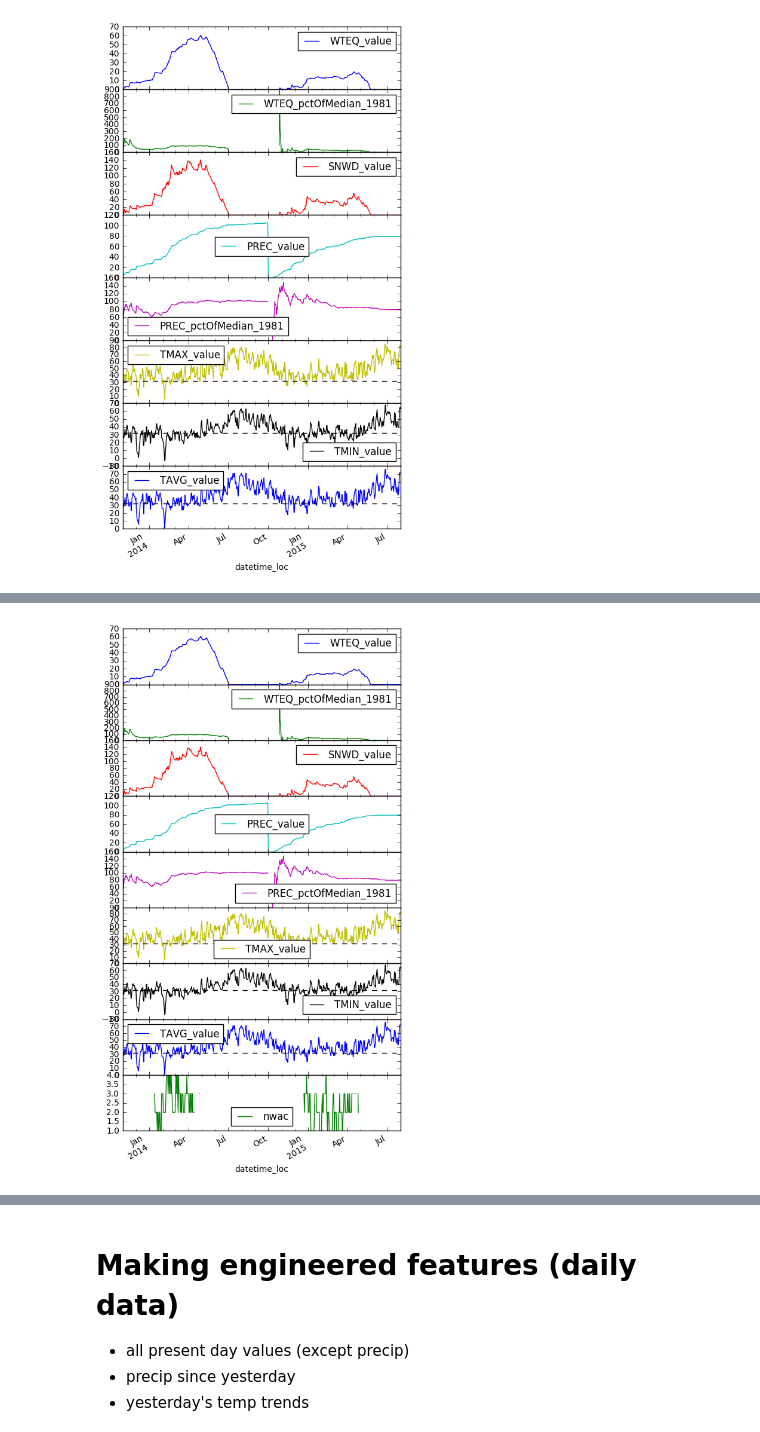
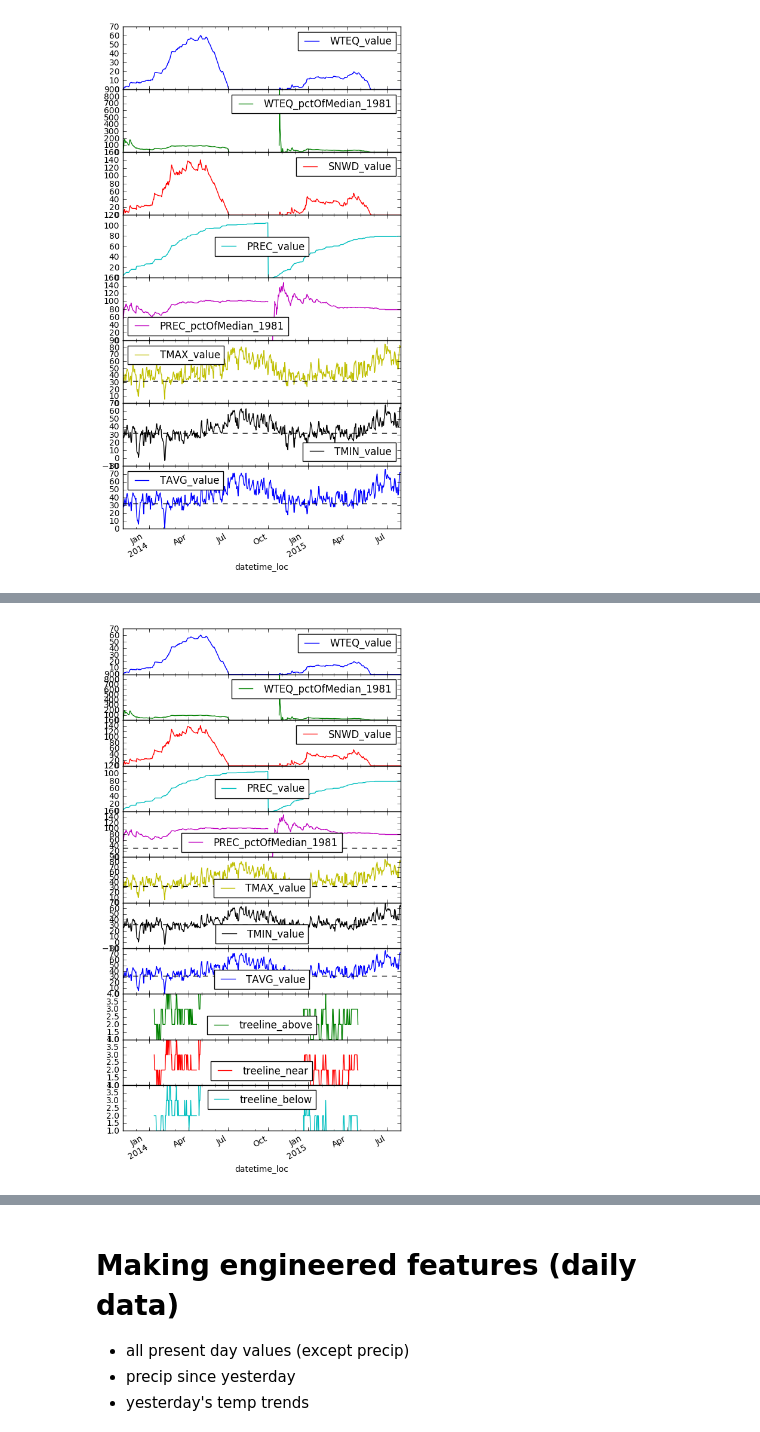
Before and after one commit to baldwint/snotelier, a Jupyter notebook: usda.ipynb, the cells around one changed output, grey strips where cells are left out. Saved outputs shown, nothing was run; the diff lists cells and outputs as text; code cells hidden in the pictures.

```diff
--- a/usda.ipynb
+++ b/usda.ipynb
@@ -691,0 +722,3 @@ for ax in axes[-3:]:
+# %%
+dffml = fetch_nwac_ratings_localtime(range_min, range_max, region='Mt Hood')
+dffml.tail()
@@ -691,0 +733,3 @@ for ax in axes[-3:]:
+# %%
+dfomg = dffml.replace(ratings_to_numbers)[nwac_areas]
+dfomg.tail()
@@ -691,0 +780,8 @@ for ax in axes[-3:]:
+# %%
+nwac_areas = ['treeline_%s' % s for s in ('above', 'near', 'below')]
+
+def resample_nwac_data(dffml):
+    """ converts to numbers too """
+    dfomg = dffml.replace(ratings_to_numbers)[nwac_areas]
+    nwac_resampled = dfomg.resample('1D', how='last', fill_method='ffill', limit=7)
+    return nwac_resampled
@@ -692,11 +819,4 @@ for ax in axes[-3:]:
 # %%
-nwac_areas = ['treeline_%s' % s for s in ('above', 'near', 'below')]
-
-def resample_nwac_data(dffml):
-    """ converts to numbers too """
-    nwac_resampled = dffml.replace(ratings_to_numbers)[nwac_areas].resample('1D', how='last')
-    return nwac_resampled
-
 def incorporate_nwac_data(df, site_id):
     #look up the relevant nwac region
     region = ref['nwac_region'].ix[site_id]
@@ -705,5 +825,5 @@ def incorporate_nwac_data(df, site_id):
     # graft it on
     nwac_resampled = resample_nwac_data(dffml)
     #return df, nwac_resampled
-    df_result = pd.concat([df, nwac_resampled])
+    df_result = pd.concat([df, nwac_resampled], axis=1)
     return df_result
@@ -750,7 +893,7 @@ Index(['Date', 'WTEQ_value', 'WTEQ_pctOfMedian_1981', 'SNWD_value',
 # %%
-axes = df.plot(subplots=True, figsize=(6,12), legend=True)
+axes = dffml.plot(subplots=True, figsize=(6,12), legend=True)
 plt.subplots_adjust(hspace=0)
-for ax in axes[-4:-1]:
+for ax in axes[-7:-3]:
     ax.axhline(32, c='k', ls='--')
 # %% [output]
-[figure, old version]
+[figure, new version]
```
Also changed, not shown: parts of 87 cells of this notebook.
